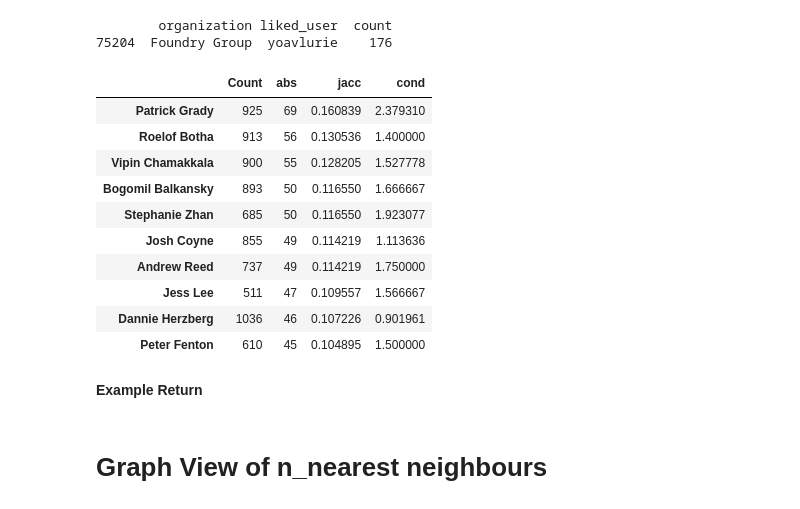
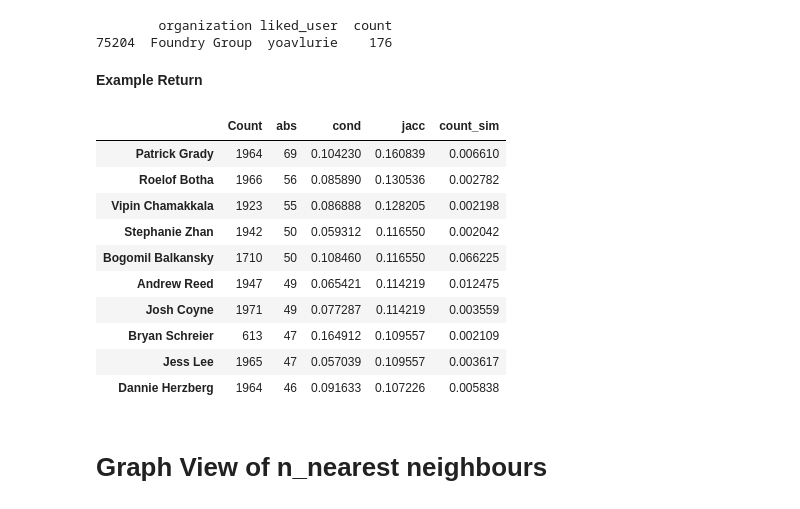
Before and after one commit to chloe-cyc/Vela_Midas, a Jupyter notebook: Vela_Twitter_Midas.ipynb, the cells around one changed output. Cells and saved outputs as stored; diff of their text form; code cells hidden in the pictures.

```diff
--- a/Vela_Twitter_Midas.ipynb
+++ b/Vela_Twitter_Midas.ipynb
@@ -215,8 +211,8 @@ investors_list: list or ()
         Otherwise: only consider the similarity between the VC and the investors in the list
 """
 
-def n_nearest_neighbours(investor_name, n=10, similarity="jacc", min_no_total_likes=400, sim_func="default", investors_list=(), minimum_user_likes=7):
-  data = likes[likes["count"] >=minimum_user_likes]
+def n_nearest_neighbours(investor_name, n=10, similarity="jacc", min_no_total_likes=400, sim_func="default", investors_list=(), min_user_likes=7):
+  data = likes[likes["count"] >=min_user_likes]
   organization_data = likes.drop(columns=["investor_name","investor"]).groupby(likes["liked_user"], as_index=False).agg({"organization":"first","liked_user":"first", "count":"sum"})
 
   #n_neighbours_df = n_nearest_neighbours(investor_un, n=n, similarity=similarity, min_no_likes = min_no_likes, sim_func  = sim_func)
@@ -257,15 +253,15 @@ def n_nearest_neighbours(investor_name, n=10, similarity="jacc", min_no_total_li
   for sim in similarity:
 
     if sim == "jacc": #counts have not been factored into this.
-      sim_vector = [len(liked_together(investor_un,i))/(len(not_liked_together(investor_un,i))+len(liked_together(investor_un,i))) for i in investor_array]
+      sim_vector = [len(liked_together(investor_un,i,data))/(len(not_liked_together(investor_un,i,data))+len(liked_together(investor_un,i,data))) for i in investor_array]
 
-    elif sim == "cond": #COunts have not been factored into this
+    elif sim == "cond": #Counts have not been factored into this
       #Conditional probability that investor has liked a given user given that another investor has already liked them
-      sim_vector = [len(liked_together(investor_un,i))/len(data.loc[data["investor"] == i].liked_user.unique()) for i in investor_array]
+      sim_vector = [len(liked_together(investor_un,i,data))/(len(data.loc[data["investor"] == i].liked_user.unique())) for i in investor_array]
 
     elif sim == "abs": #counts have not been factored into this
       #Count the number of uesers that investor A and investor B have liked together
-      sim_vector = [len(liked_together(investor_un,i)) for i in investor_array]
+      sim_vector = [len(liked_together(investor_un,i,data)) for i in investor_array]
 
     elif sim == "count_sim":
       "Two investors are more similar if they liked a user a similar nmber of times."
@@ -273,14 +269,14 @@ def n_nearest_neighbours(investor_name, n=10, similarity="jacc", min_no_total_li
       dist = []
       total_dist = 0
       for i in range(len(investor_array)):
-        together = liked_together(investor_un, investor_array[i])
-        if together != 0:
+        together = liked_together(investor_un, investor_array[i], data)
+        if together == 0:
+          sim_vector[i] = 0
+        elif together !=0:
           for u in together: # for a given user in the list of users that have been liked by two investors
-            dist.append(distance(investor_un, investor_array[i], u))
+            dist.append(distance(investor_un, investor_array[i], u,data))
             ave_dist = sum(dist)/len(together)
-          sim_vector[i] = sim_func(ave_dist)
-        elif together ==0:
-          sim_vector[i]=0
+            sim_vector[i] = sim_func(ave_dist)
 
     new_sim_df = pd.DataFrame({sim: sim_vector}, index=investor_array_names)
     similarity_df = similarity_df.join(new_sim_df)
@@ -294,22 +290,22 @@ def n_nearest_neighbours(investor_name, n=10, similarity="jacc", min_no_total_li
   similarity_df = similarity_df.sort_values(by=similarity_df.columns[1], ascending=False).head(n)
 
   return similarity_df
-# %% [output]
-|  | Count | abs | jacc | cond |
-| Patrick Grady | 925 | 69 | 0.160839 | 2.379310 |
-| Roelof Botha | 913 | 56 | 0.130536 | 1.400000 |
-| Vipin Chamakkala | 900 | 55 | 0.128205 | 1.527778 |
-| Bogomil Balkansky | 893 | 50 | 0.116550 | 1.666667 |
-| Stephanie Zhan | 685 | 50 | 0.116550 | 1.923077 |
-| Josh Coyne | 855 | 49 | 0.114219 | 1.113636 |
-| Andrew Reed | 737 | 49 | 0.114219 | 1.750000 |
-| Jess Lee | 511 | 47 | 0.109557 | 1.566667 |
-| Dannie Herzberg | 1036 | 46 | 0.107226 | 0.901961 |
-| Peter Fenton | 610 | 45 | 0.104895 | 1.500000 |
 # %% [markdown]
 __Example Return__
 # %%
-n_nearest_neighbours("Matt Miller", similarity = ("abs","jacc","cond","count_sim"), min_no_total_likes = 500, minimum_user_likes = 10)
+n_nearest_neighbours("Matt Miller", similarity = ("abs","cond","jacc","count_sim"), min_no_total_likes = 500, min_user_likes = 0)
+# %% [output]
+|  | Count | abs | cond | jacc | count_sim |
+| Patrick Grady | 1964 | 69 | 0.104230 | 0.160839 | 0.006610 |
+| Roelof Botha | 1966 | 56 | 0.085890 | 0.130536 | 0.002782 |
+| Vipin Chamakkala | 1923 | 55 | 0.086888 | 0.128205 | 0.002198 |
+| Stephanie Zhan | 1942 | 50 | 0.059312 | 0.116550 | 0.002042 |
+| Bogomil Balkansky | 1710 | 50 | 0.108460 | 0.116550 | 0.066225 |
+| Andrew Reed | 1947 | 49 | 0.065421 | 0.114219 | 0.012475 |
+| Josh Coyne | 1971 | 49 | 0.077287 | 0.114219 | 0.003559 |
+| Bryan Schreier | 613 | 47 | 0.164912 | 0.109557 | 0.002109 |
+| Jess Lee | 1965 | 47 | 0.057039 | 0.109557 | 0.003617 |
+| Dannie Herzberg | 1964 | 46 | 0.091633 | 0.107226 | 0.005838 |
 # %% [markdown]
 # __Graph View of n_nearest neighbours__
 # %%
```
Also changed, not shown: parts of 5 cells of this notebook.
